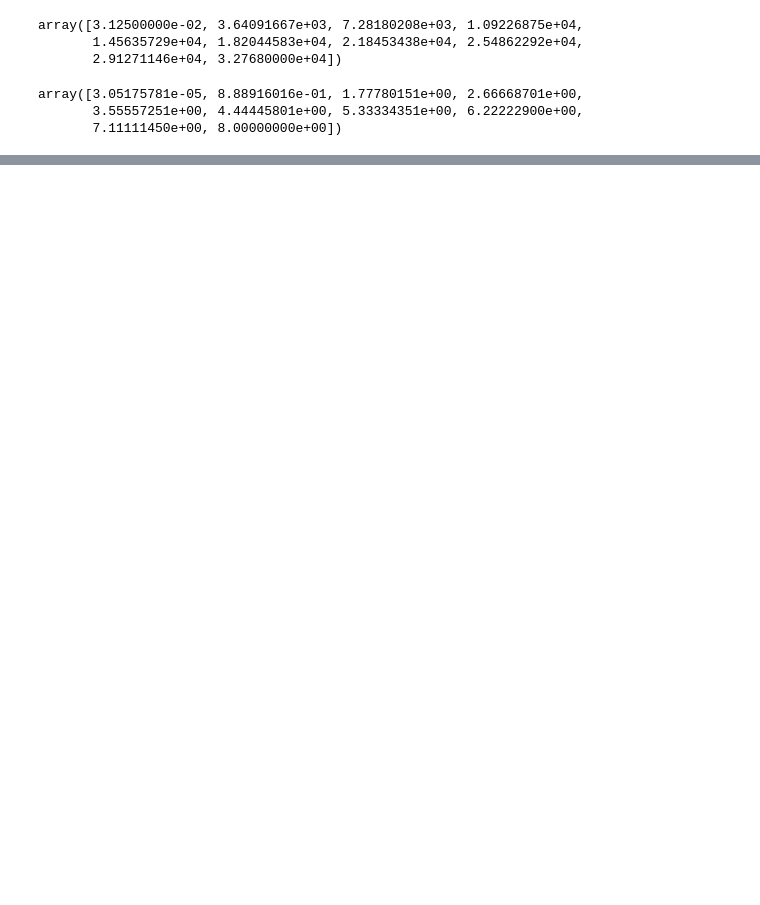
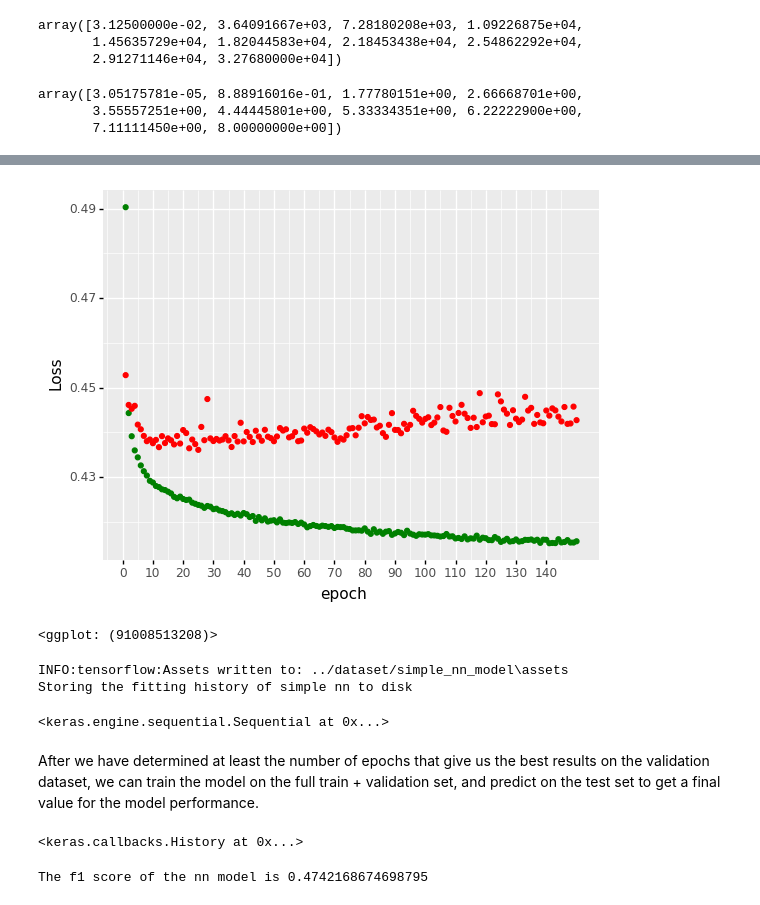
Before and after one commit to riccardopinosio/DDB_AI, a Jupyter notebook: credit_risk_case_study/modelling.ipynb, the cells around one changed output, grey strips where cells are left out. Cells and saved outputs as stored; diff of their text form; code cells hidden in the pictures; blank space fills up the shorter version.

```diff
--- a/credit_risk_case_study/modelling.ipynb
+++ b/credit_risk_case_study/modelling.ipynb
@@ -584,0 +780,2 @@ only 0.41 of F1 score. Not great, we didn't manage to beat the default parameter
+# %%
+simple_nn.fit(X_train, y_train, epochs=150, batch_size = 20, validation_data=(X_validation, y_validation))
@@ -584,0 +801,58 @@ only 0.41 of F1 score. Not great, we didn't manage to beat the default parameter
+# %%
+# plot the training loss over epochs
+def plot_loss(nn_model):
+    loss_df = pd.DataFrame({
+        'train_loss': nn_model.history.history['loss'],
+        'val_loss': nn_model.history.history['val_loss']
+    })
+    loss_df = loss_df.assign(epoch = np.arange(1, 151))
+
+    p = (
+        ggplot(loss_df) +
+        geom_point(aes(x='epoch', y='train_loss'), color='green') +
+        geom_point(aes(x='epoch', y='val_loss'), color='red') +
+        scale_x_continuous(breaks = np.arange(0, 150, 10)) +
+        ylab("Loss")
+    )
+    return p
+
+plot_loss(simple_nn)
+# %% [output]
+[figure, added]
+<ggplot: (91008513208)>
+# %%
+# save the above simple nn fitted model to look at it later. We need to use the keras save command
+# this command will save all the components of the model, in particular the architecture and the weights
+# note: it will NOT save the training history. This needs to be saved separately.
+simple_nn.save('../dataset/simple_nn_model')
+
+print("Storing the fitting history of simple nn to disk")
+with open('../dataset/simple_nn_history.json', 'w') as handle:
+    json.dump(simple_nn.history.history, handle)
+# %% [output]
+INFO:tensorflow:Assets written to: ../dataset/simple_nn_model\assets
+Storing the fitting history of simple nn to disk
+# %%
+# we can load the above save model like this:
+simple_nn = keras.models.load_model("../dataset/simple_nn_model")
+simple_nn
+
+# reload the fitting history like this
+with open("../dataset/simplen_nn_history.json", "r") as handle:
+    simple_nn_history = json.load(handle)
+# %% [output]
+<keras.engine.sequential.Sequential at 0x...>
+# %% [markdown]
+After we have determined at least the number of epochs that give us the best results on the validation dataset, we can train the model on the full train + validation set, and predict on the test set to get a final value for the model performance.
+# %%
+final_nn = Sequential()
+final_nn.add(Dense(20, input_dim=X_train.shape[1], activation='relu'))
+final_nn.add(Dense(1, activation='sigmoid'))
+final_nn.compile(loss='binary_crossentropy', optimizer='adam')
+final_nn.fit(X_train_validation, y_train_validation, epochs=50, batch_size = 20, verbose=0)
+y_hat_test_nn = final_nn.predict(X_test)
+y_hat_test_nn = np.where(y_hat_test_nn >= 0.5, 1, 0)
+print("The f1 score of the nn model is {}".format(f1_score(y_test, y_hat_test_nn)))
+# %% [output]
+<keras.callbacks.History at 0x...>
+The f1 score of the nn model is 0.4742168674698795
```
Also changed, not shown: parts of 84 cells of this notebook, 3 other files.
